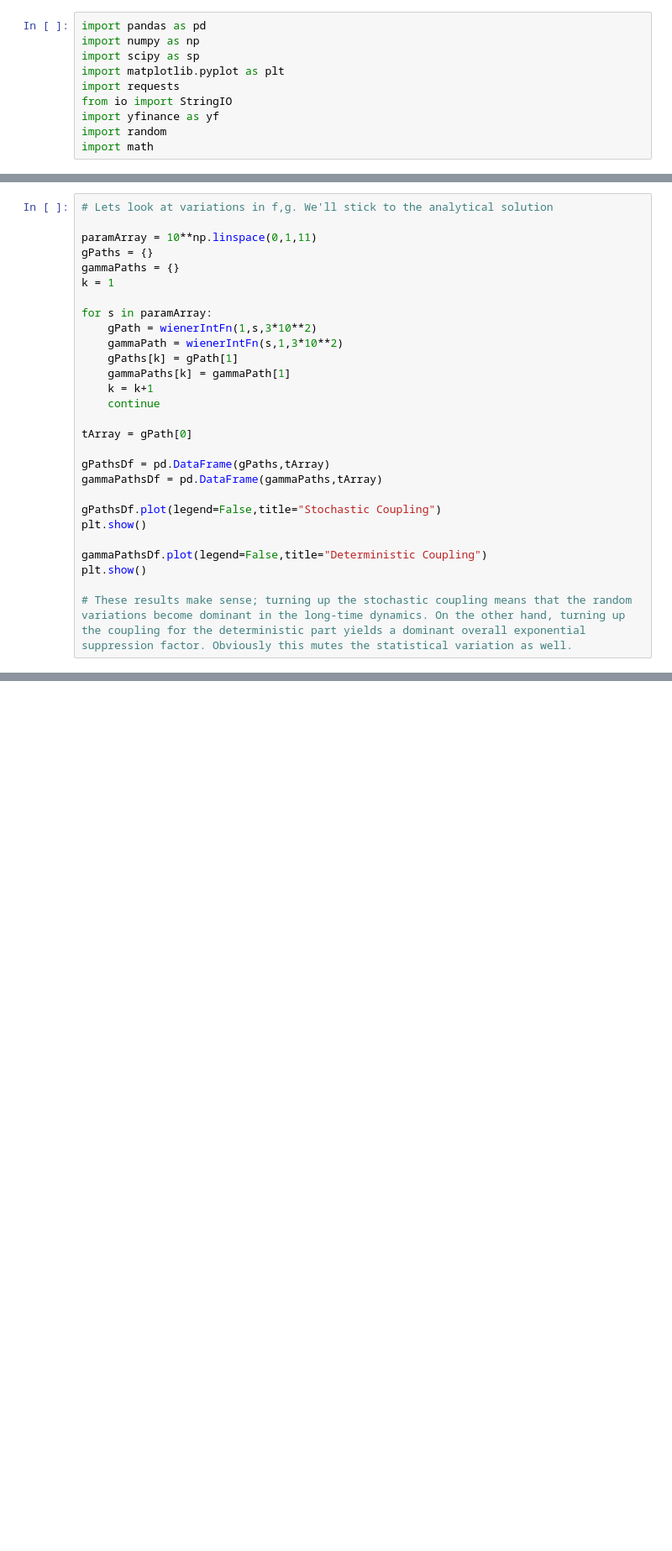
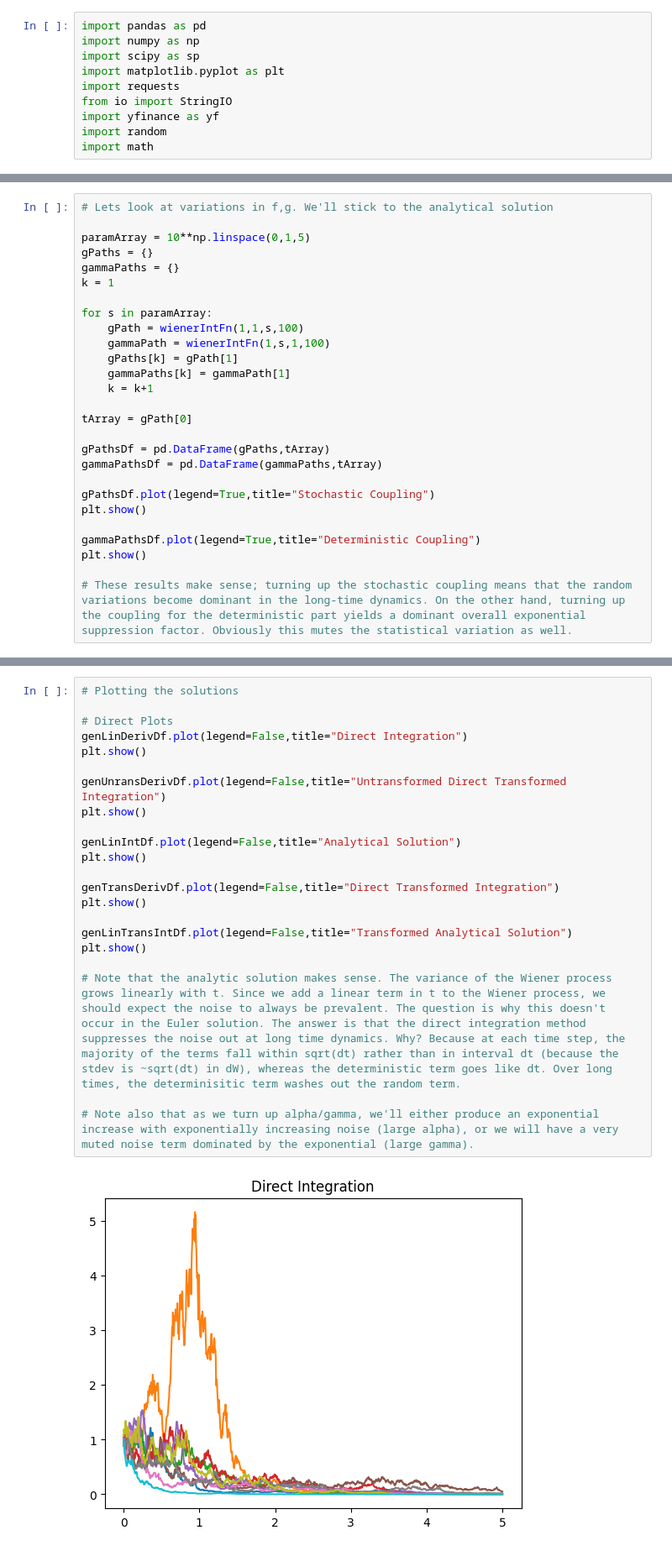
Before and after one commit to rscott1915/Various-Coding-Things, a Jupyter notebook: FundamentalsOfNumericalStochasticProcesses.ipynb, the cells around one changed output, grey strips where cells are left out. Shown at 84% size. Saved outputs shown, nothing was run; the diff lists cells and outputs as text; blank space fills up the shorter version.

```diff
--- a/FundamentalsOfNumericalStochasticProcesses.ipynb
+++ b/FundamentalsOfNumericalStochasticProcesses.ipynb
@@ -240,28 +260,27 @@ plt.show()
 # %%
 # Lets look at variations in f,g. We'll stick to the analytical solution
 
-paramArray = 10**np.linspace(0,1,11)
+paramArray = 10**np.linspace(0,1,5)
 gPaths = {}
 gammaPaths = {}
 k = 1
 
 for s in paramArray:
-    gPath = wienerIntFn(1,s,3*10**2)
-    gammaPath = wienerIntFn(s,1,3*10**2)
+    gPath = wienerIntFn(1,1,s,100)
+    gammaPath = wienerIntFn(1,s,1,100)
     gPaths[k] = gPath[1]
     gammaPaths[k] = gammaPath[1]
     k = k+1
-    continue
 
 tArray = gPath[0]
 
 gPathsDf = pd.DataFrame(gPaths,tArray)
 gammaPathsDf = pd.DataFrame(gammaPaths,tArray)
 
-gPathsDf.plot(legend=False,title="Stochastic Coupling")
+gPathsDf.plot(legend=True,title="Stochastic Coupling")
 plt.show()
 
-gammaPathsDf.plot(legend=False,title="Deterministic Coupling")
+gammaPathsDf.plot(legend=True,title="Deterministic Coupling")
 plt.show()
 
 # These results make sense; turning up the stochastic coupling means that the random variations become dominant in the long-time dynamics. On the other hand, turning up the coupling for the deterministic part yields a dominant overall exponential suppression factor. Obviously this mutes the statistical variation as well.
@@ -272,0 +357,24 @@ plt.show()
+# %%
+# Plotting the solutions
+
+# Direct Plots
+genLinDerivDf.plot(legend=False,title="Direct Integration")
+plt.show()
+
+genUnransDerivDf.plot(legend=False,title="Untransformed Direct Transformed Integration")
+plt.show()
+
+genLinIntDf.plot(legend=False,title="Analytical Solution")
+plt.show()
+
+genTransDerivDf.plot(legend=False,title="Direct Transformed Integration")
+plt.show()
+
+genLinTransIntDf.plot(legend=False,title="Transformed Analytical Solution")
+plt.show()
+
+# Note that the analytic solution makes sense. The variance of the Wiener process grows linearly with t. Since we add a linear term in t to the Wiener process, we should expect the noise to always be prevalent. The question is why this doesn't occur in the Euler solution. The answer is that the direct integration method suppresses the noise out at long time dynamics. Why? Because at each time step, the majority of the terms fall within sqrt(dt) rather than in interval dt (because the stdev is ~sqrt(dt) in dW), whereas the deterministic term goes like dt. Over long times, the determinisitic term washes out the random term.
+
+# Note also that as we turn up alpha/gamma, we'll either produce an exponential increase with exponentially increasing noise (large alpha), or we will have a very muted noise term dominated by the exponential (large gamma).
+# %% [output]
+[figure, added]
```
Also changed, not shown: parts of 6 cells of this notebook.
